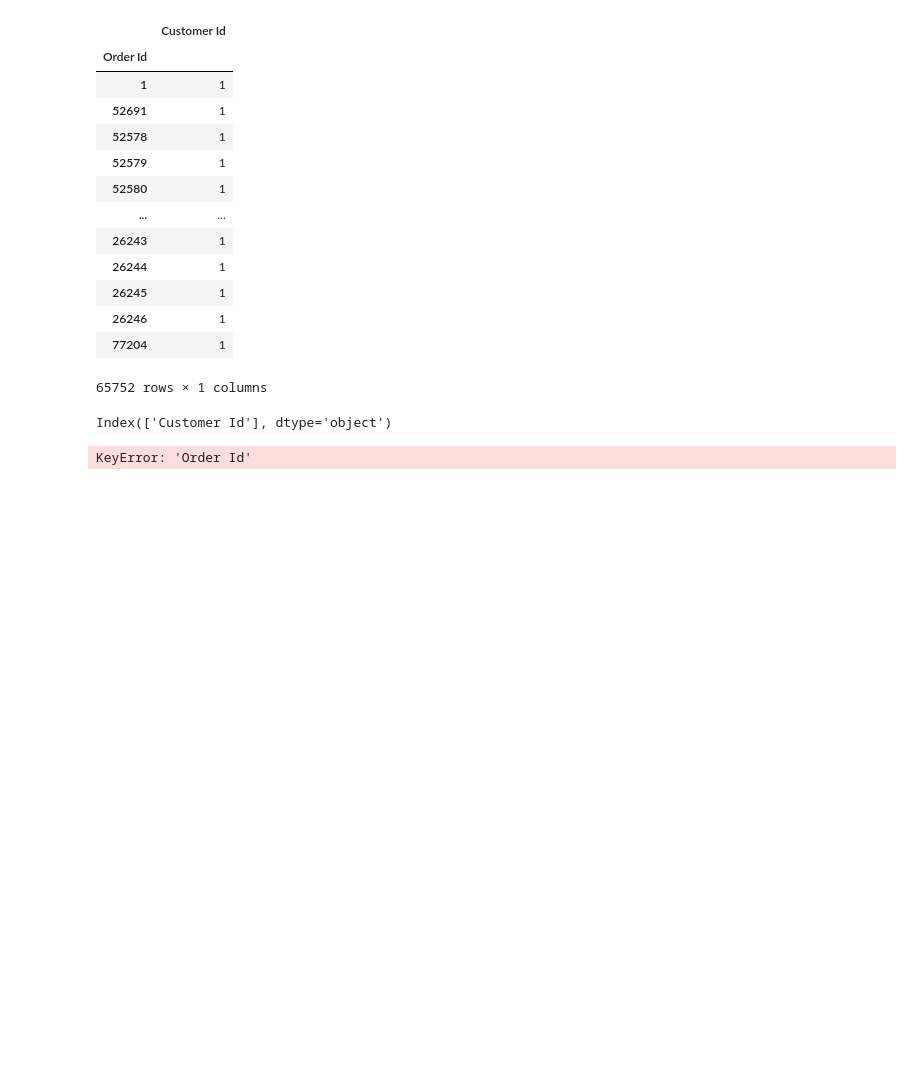
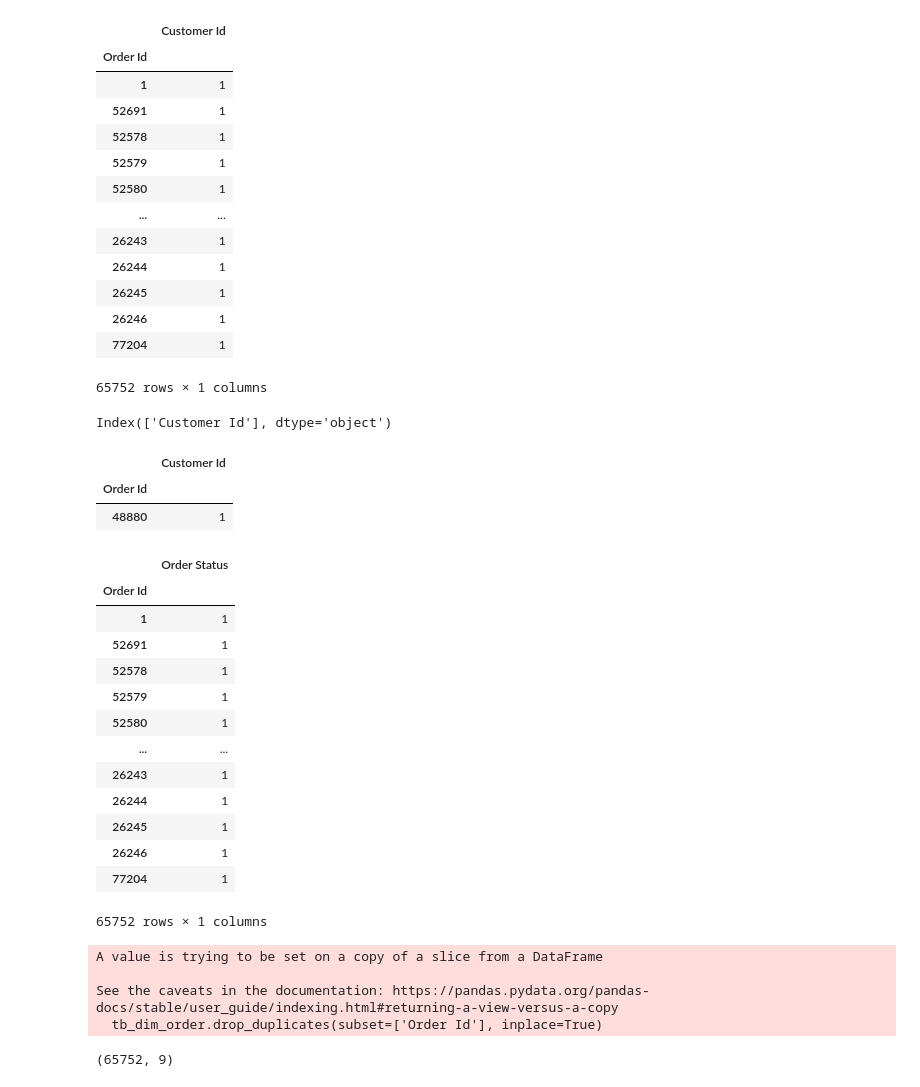
Before and after one commit to marcioGabrielMengali/supplychain, a Jupyter notebook: analysis.ipynb, the cells around one changed output. Cells and saved outputs as stored; diff of their text form; code cells hidden in the pictures; blank space fills up the shorter version.

Commit message:
Logic to Create Dim tables

```diff
--- a/analysis.ipynb
+++ b/analysis.ipynb
@@ -214,6 +214,38 @@ tb_dim_order_grouped.columns
 # %% [output]
 Index(['Customer Id'], dtype='object')
 # %%
-tb_dim_order_grouped[tb_dim_order_grouped['Order Id'] == 48880]
+tb_dim_order_grouped[tb_dim_order_grouped.index == 48880]
 # %% [output]
-KeyError: 'Order Id'
+|  | Customer Id |
+| Order Id |  |
+| 48880 | 1 |
+# %%
+tb_dim_order_grouped = tb_dim_order.groupby(by=['Order Id'])['Order Status'].nunique().to_frame()
+# %%
+tb_dim_order_grouped.sort_values(by='Order Status',ascending=False)
+# %% [output]
+|  | Order Status |
+| Order Id |  |
+| 1 | 1 |
+| 52691 | 1 |
+| 52578 | 1 |
+| 52579 | 1 |
+| 52580 | 1 |
+| ... | ... |
+| 26243 | 1 |
+| 26244 | 1 |
+| 26245 | 1 |
+| 26246 | 1 |
+| 77204 | 1 |
+65752 rows × 1 columns
+# %%
+tb_dim_order.drop_duplicates(subset=['Order Id'], inplace=True)
+# %% [output]
+A value is trying to be set on a copy of a slice from a DataFrame
+
+See the caveats in the documentation: https://pandas.pydata.org/pandas-docs/stable/user_guide/indexing.html#returning-a-view-versus-a-copy
+  tb_dim_order.drop_duplicates(subset=['Order Id'], inplace=True)
+# %%
+tb_dim_order.shape
+# %% [output]
+(65752, 9)
```
Also changed, not shown: parts of 2 cells of this notebook, 6 other files.
